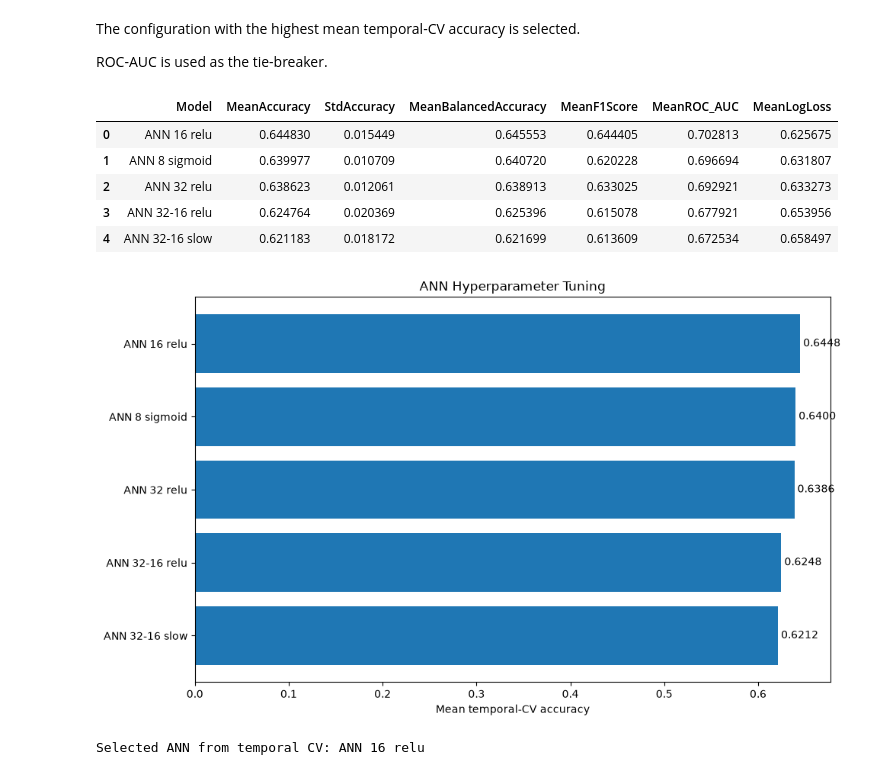
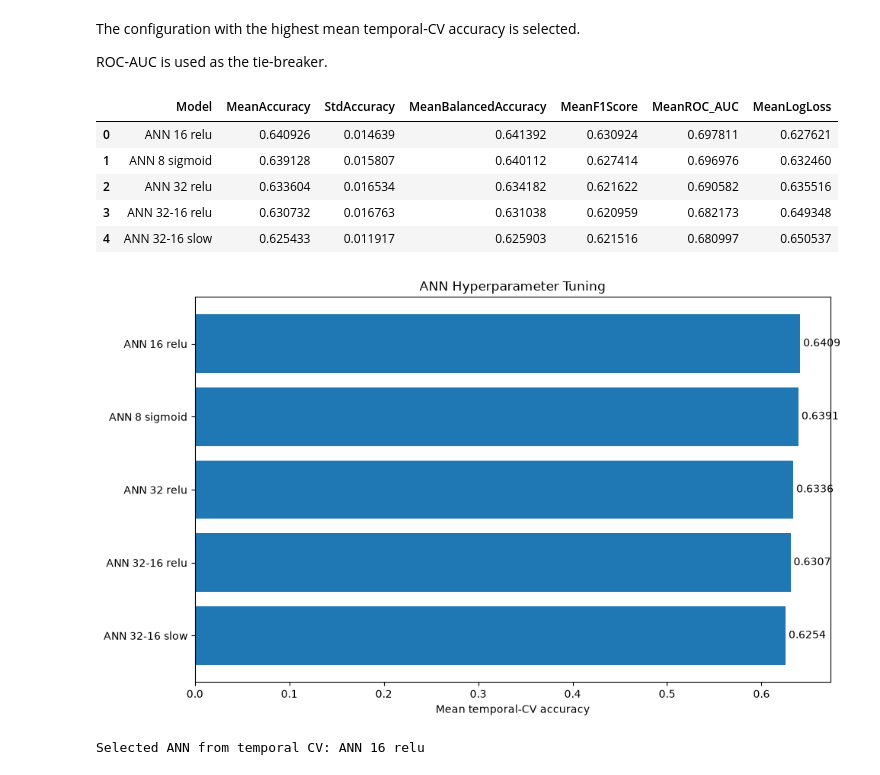
Before and after one commit to elimiotto05/artificial_intelligence, a Jupyter notebook: notebooks/05_ann_classifier.ipynb, the cells around one changed output. Drawn from its saved outputs; the diff is of its cells as text; code cells hidden in the pictures.

Commit message:
cv_summary variables names modified

```diff
--- a/notebooks/05_ann_classifier.ipynb
+++ b/notebooks/05_ann_classifier.ipynb
@@ -418,7 +418,7 @@ for configuration in configurations:
             fold_encoder
         )
 
-        y_fold_train = (["Player1Won"].to_numpy())
+        y_fold_train = (fold_train["Player1Won"].to_numpy())
         y_fold_validation = (fold_validation["Player1Won"].to_numpy())
 
         # A new scaler is fitted for every temporal fold.
@@ -468,7 +468,7 @@ for configuration in configurations:
         ).astype(int)
 
         # use common evaluation function to calculate metrics for the current fold
-        current_fold_result = evaluate_model(
+        current_fold_results = evaluate_model(
             y_true=y_fold_validation,
             y_pred=current_fold_predictions,
             model_name=configuration["name"],
@@ -476,7 +476,7 @@ for configuration in configurations:
         )
 
         # store the current fold results into dictionary
-        current_fold_result = current_fold_result.iloc[0].to_dict()
+        current_fold_result = current_fold_results.iloc[0].to_dict()
 
         current_fold_result["Fold"] = fold_number
         current_fold_result["ValidationYear"] = validation_year
@@ -535,7 +535,7 @@ Number of experiments: 20
 # %% [markdown]
 For each ANN configuration we calculate the mean performance across the four temporal folds. The standard deviation of accuracy is also retained to show how stable the model is across the years.
 # %%
-ann_cv_summary = ann_cv_results.groupby("Model", as_index=False).agg(
+ann_cv_tuning_summary = ann_cv_results.groupby("Model", as_index=False).agg(
         MeanAccuracy = ("Accuracy", "mean"),
         StdAccuracy = ("Accuracy", "std"),
         MeanBalancedAccuracy = ("BalancedAccuracy", "mean"),
@@ -548,52 +548,52 @@ The configuration with the highest mean temporal-CV accuracy is selected.
 
 ROC-AUC is used as the tie-breaker.
 # %%
-ann_cv_summary = ann_cv_summary.sort_values(
+ann_cv_tuning_summary = ann_cv_tuning_summary.sort_values(
     by=["MeanAccuracy", "MeanROC_AUC"],
     ascending=[False, False]
 ).reset_index(drop=True)
 
-ann_cv_summary
+ann_cv_tuning_summary
 # %% [output]
 |  | Model | MeanAccuracy | StdAccuracy | MeanBalancedAccuracy | MeanF1Score | MeanROC_AUC | MeanLogLoss |
-| 0 | ANN 16 relu | 0.644830 | 0.015449 | 0.645553 | 0.644405 | 0.702813 | 0.625675 |
-| 1 | ANN 8 sigmoid | 0.639977 | 0.010709 | 0.640720 | 0.620228 | 0.696694 | 0.631807 |
-| 2 | ANN 32 relu | 0.638623 | 0.012061 | 0.638913 | 0.633025 | 0.692921 | 0.633273 |
-| 3 | ANN 32-16 relu | 0.624764 | 0.020369 | 0.625396 | 0.615078 | 0.677921 | 0.653956 |
-| 4 | ANN 32-16 slow | 0.621183 | 0.018172 | 0.621699 | 0.613609 | 0.672534 | 0.658497 |
+| 0 | ANN 16 relu | 0.640926 | 0.014639 | 0.641392 | 0.630924 | 0.697811 | 0.627621 |
+| 1 | ANN 8 sigmoid | 0.639128 | 0.015807 | 0.640112 | 0.627414 | 0.696976 | 0.632460 |
+| 2 | ANN 32 relu | 0.633604 | 0.016534 | 0.634182 | 0.621622 | 0.690582 | 0.635516 |
+| 3 | ANN 32-16 relu | 0.630732 | 0.016763 | 0.631038 | 0.620959 | 0.682173 | 0.649348 |
+| 4 | ANN 32-16 slow | 0.625433 | 0.011917 | 0.625903 | 0.621516 | 0.680997 | 0.650537 |
 # %%
 # we create a horizontal bar chart to compare the mean temporal-CV accuracy
 # of the different ANN models tested during hyperparameter tuning
-plot_data = ann_cv_summary.sort_values(
+plot_data = ann_cv_tuning_summary.sort_values(
     "MeanAccuracy",
     ascending=True
 )
 
 
 plt.figure(figsize=(10, 6))
 
 bars = plt.barh(
     plot_data["Model"],
     plot_data["MeanAccuracy"]
 )
 
 plt.xlabel("Mean temporal-CV accuracy")
 plt.title("ANN Hyperparameter Tuning")
 
 for bar, value in zip(
     bars,
     plot_data["MeanAccuracy"]
 ):
     plt.text(
         value,
         bar.get_y() + bar.get_height() / 2,
         f" {value:.4f}",
         va="center"
     )
 
 plt.tight_layout()
 plt.show()
 # %% [output]
-[figure, old version]
+[figure, new version]
 # %%
 #store the name of the configuartion with best mean temporal-CV accuracy
```
Also changed, not shown: parts of 11 cells of this notebook, 11 other files.
